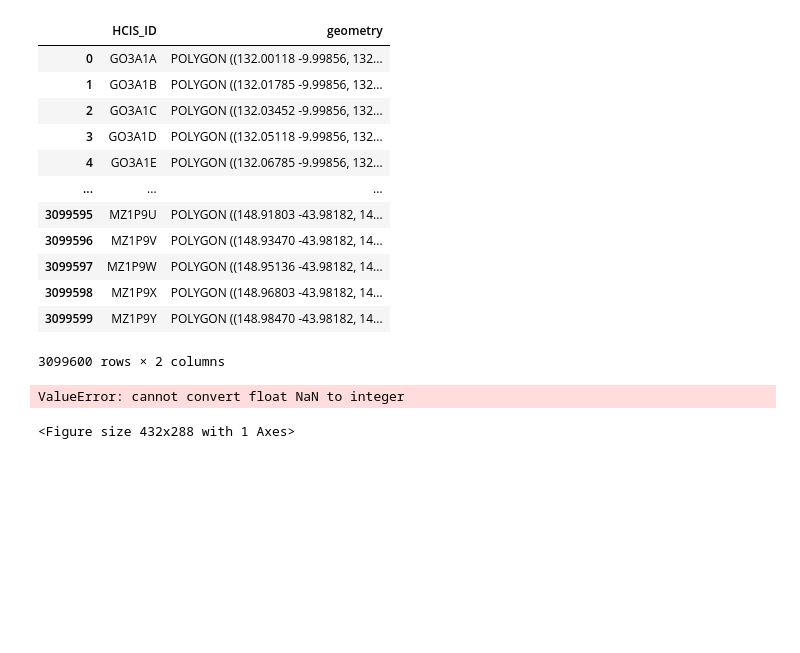
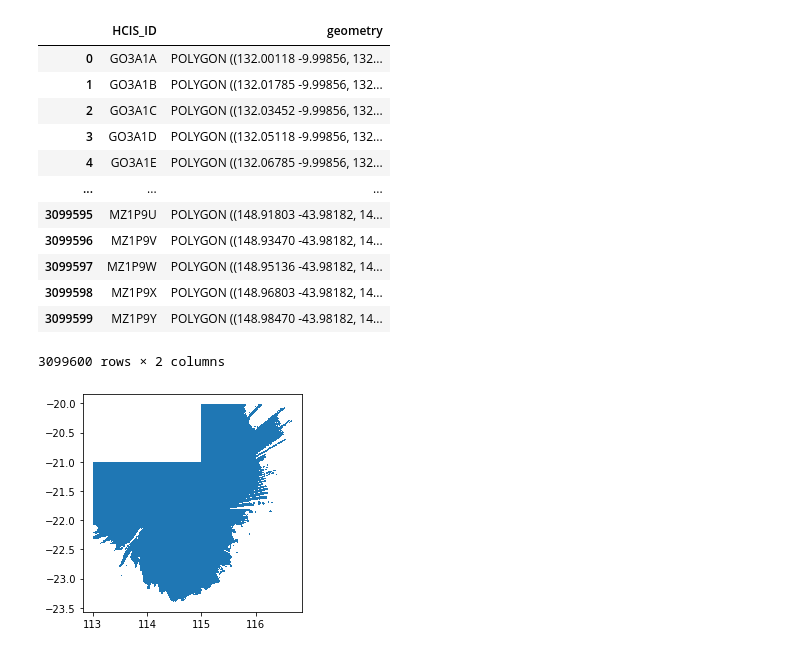
Before and after one commit to navnith-reddy/poly2hcis, a Jupyter notebook: poly2hcis.ipynb, the cells around one changed output. Cells and saved outputs as stored; diff of their text form; code cells hidden in the pictures; blank space fills up the shorter version.

Commit message:
Completed HCIS Level 0 conversion - jank included

```diff
--- a/poly2hcis.ipynb
+++ b/poly2hcis.ipynb
@@ -9,7 +11,7 @@ import geopandas as gpd
 l1,l2,l3,l4 = HCIS.buildLevels()
 asmg = gpd.read_file("ASMG/ASMG.shp")
 # %%
-gpd.io.file.fiona.drvsupport.supported_drivers['KML'] = 'rw'
+#gpd.io.file.fiona.drvsupport.supported_drivers['LIBKML'] = 'rw'
 inBand = gpd.read_file("DARCtoAWLin_Band.kml", driver='KML')
 inBand = inBand.to_crs(epsg=4283)
 inBand.plot()
@@ -63,11 +63,12 @@ l0
 | 3099599 | MZ1P9Y | POLYGON ((148.98470 -43.98182, 14... |
 3099600 rows × 2 columns
 # %%
-l0Inband = HCIS.poly2level(l0, inBand)
-#l0Inband.plot()
+l0Inband = HCIS.poly2level0(l0, inBand)
+l0Inband.plot()
 mylist = l0Inband['HCIS_ID'].to_list()
-print(','.join(mylist))
+l0InbandOut = open("l0InbandOut.txt", 'w')
+l0InbandOut.write(','.join(mylist))
+l0InbandOut.close()
 # %% [output]
-ValueError: cannot convert float NaN to integer
-<Figure size 432x288 with 1 Axes>
+[figure, added]
 # %%
```
Also changed, not shown: parts of 3 cells of this notebook, 5 other files.
